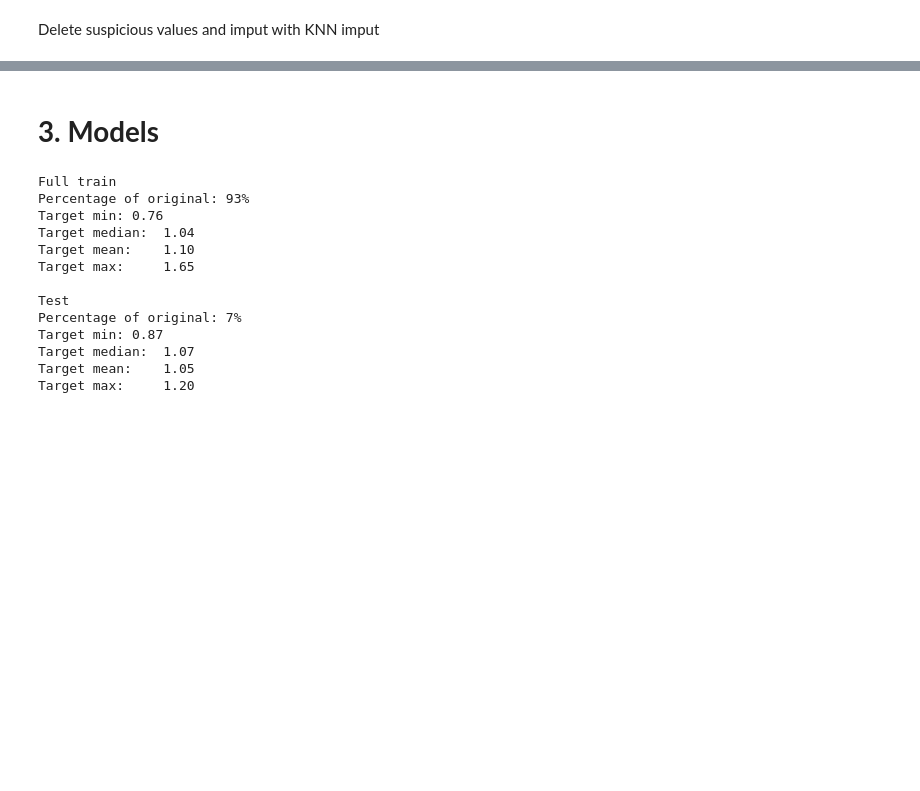
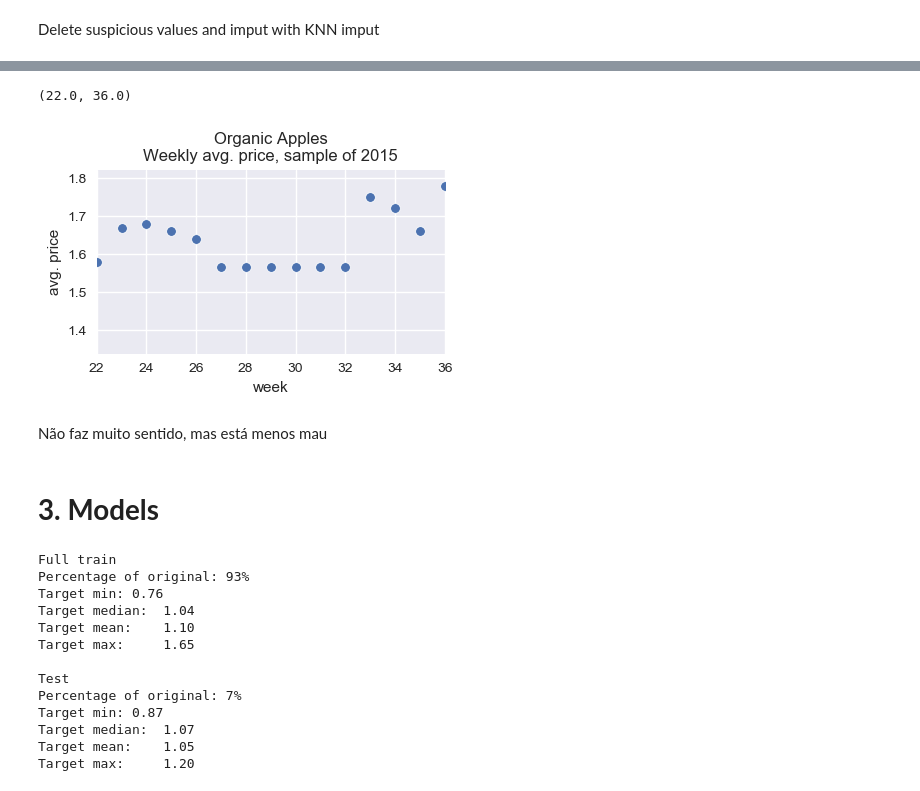
Before and after one commit to marcelomoraiscloser/apple_price, a Jupyter notebook: ApplePricePredictor.ipynb, the cells around one changed output, grey strips where cells are left out. Cells and saved outputs as stored; diff of their text form; code cells hidden in the pictures; blank space fills up the shorter version.

```diff
--- a/ApplePricePredictor.ipynb
+++ b/ApplePricePredictor.ipynb
@@ -278,0 +289,3 @@ Delete suspicious values and imput with KNN imput
+# %%
+df_org['average_price'] = df_org['average_price'].replace(1.0, np.nan)
+knn_imputer(df_org, ['average_price'], 20)
@@ -279,3 +306,15 @@ Delete suspicious values and imput with KNN imput
+# %%
+provisoria = df_org[df_org['year']==2015]
+plt.figure(figsize=(4, 2))
+sns.scatterplot(x=provisoria['week'], y=provisoria['average_price'])
+plt.ylabel('avg. price')
+plt.title('Organic Apples\nWeekly avg. price, sample of 2015')
+plt.xlim(22, 36)
+# %% [output]
+(22.0, 36.0)
+[figure, added]
+# %% [markdown]
+Não faz muito sentido, mas está menos mau
 # %% [markdown]
 # **3. Models**
 # %%
```
Also changed, not shown: parts of 10 cells of this notebook.
